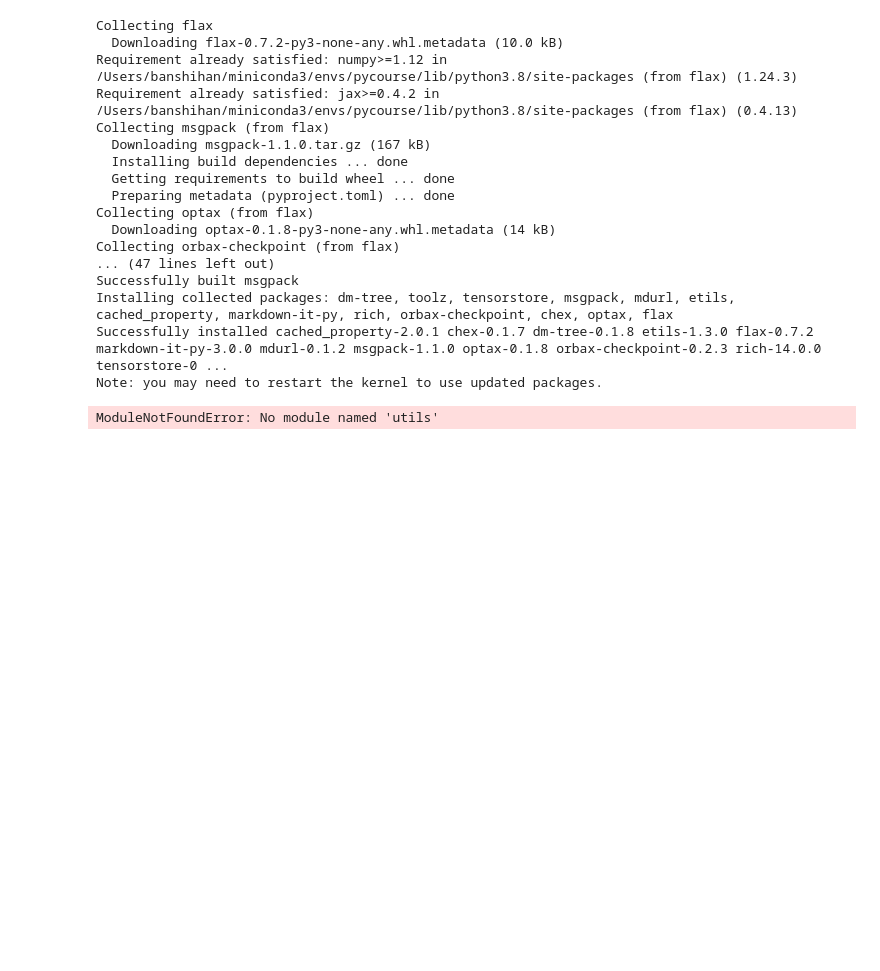
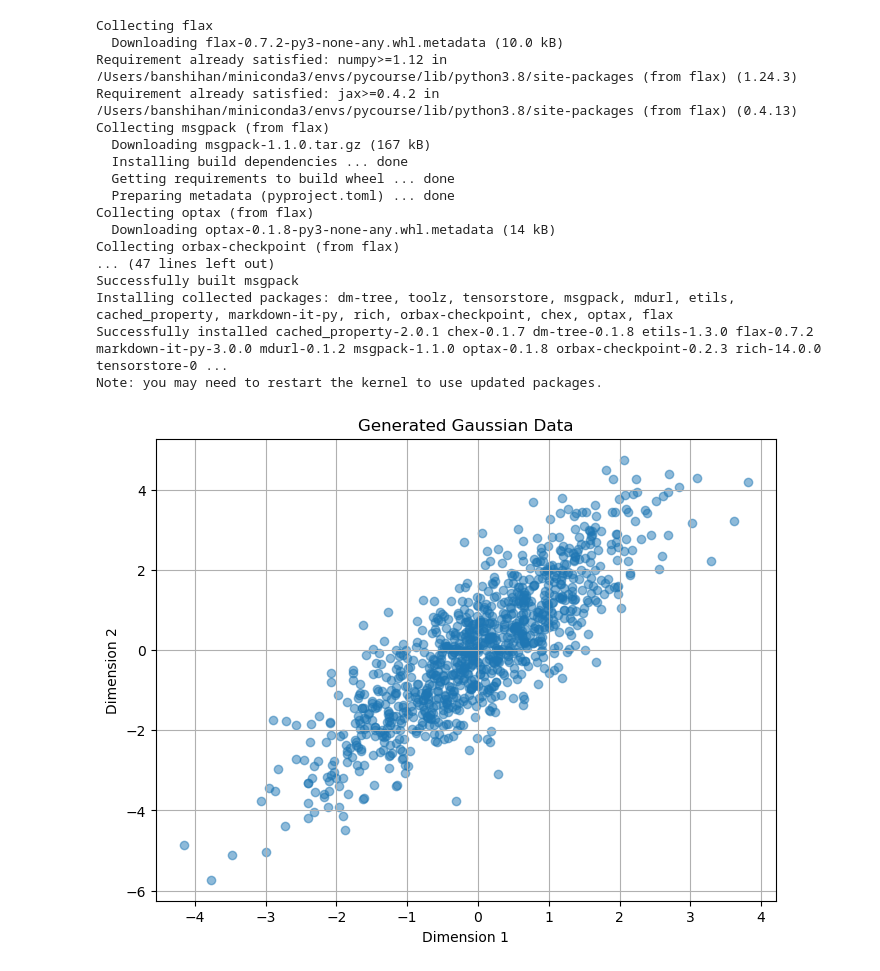
Before and after one commit to ShihanBan/Diffusion-model-low-dimensional-data, a Jupyter notebook: data_generation.ipynb, the cells around one changed output. Drawn from its saved outputs; the diff is of its cells as text; code cells hidden in the pictures; blank space fills up the shorter version.

```diff
--- a/data_generation.ipynb
+++ b/data_generation.ipynb
@@ -49,29 +59,31 @@ Successfully built msgpack
 Installing collected packages: dm-tree, toolz, tensorstore, msgpack, mdurl, etils, cached_property, markdown-it-py, rich, orbax-checkpoint, chex, optax, flax
 Successfully installed cached_property-2.0.1 chex-0.1.7 dm-tree-0.1.8 etils-1.3.0 flax-0.7.2 markdown-it-py-3.0.0 mdurl-0.1.2 msgpack-1.1.0 optax-0.1.8 orbax-checkpoint-0.2.3 rich-14.0.0 tensorstore-0 ...
 Note: you may need to restart the kernel to use updated packages.
-# %%
-from datasets import linear_gaussian, sigmoid_gaussian, sphere_gaussian
-import numpy as np
-
-# 示例：生成 linear_gaussian
-x_lin, z_lin = linear_gaussian(
-    num_samples=100000,  # --num_batches 100000
-    latent_dim=20,       # --latent_dim 20
-    padding_dim=9,       # --padding_dim 9
-    dd=3,                # -dd 3
-    ds=2,                # -ds 2
-    seed=0
-)
-np.save("linear_gaussian_x.npy", x_lin)
-np.save("linear_gaussian_z.npy", z_lin)
-
-# 同理再生成 sigmoid 和 sphere：
-x_sig, z_sig = sigmoid_gaussian(100000, 20, 9, 3, 2, seed=0)
-np.save("sigmoid_gaussian_x.npy", x_sig)
-np.save("sigmoid_gaussian_z.npy", z_sig)
-
-x_sph, z_sph = sphere_gaussian(100000, 20, 9, 3, 2, seed=0)
-np.save("sphere_gaussian_x.npy", x_sph)
-np.save("sphere_gaussian_z.npy", z_sph)
-# %% [output]
-ModuleNotFoundError: No module named 'utils'
+# %%
+from datasets import LinearGaussianDataset, SigmoidDataset, SphereDataset
+import numpy as np
+
+# 设置随机种子
+seed = 42
+
+# 创建数据集实例
+dataset = LinearGaussianDataset(seed=seed, dimension=2, padding_dimension=1)
+
+# 生成数据批次
+batch_size = 1000
+data = dataset.get_batch(batch_size)  ##:contentReference[oaicite:22]{index=22}
+# %%
+import jax.numpy as jnp
+# 将数据从 JAX 数组转换为 NumPy 数组
+data_np = jnp.array(data)
+
+# 绘制散点图
+plt.figure(figsize=(8, 6))
+plt.scatter(data_np[:, 0], data_np[:, 1], alpha=0.5)
+plt.xlabel('Dimension 1')
+plt.ylabel('Dimension 2')
+plt.title('Generated Gaussian Data')
+plt.grid(True)
+plt.show()
+# %% [output]
+[figure, added]
```
Also changed, not shown: parts of 2 cells of this notebook, 5 other files.
